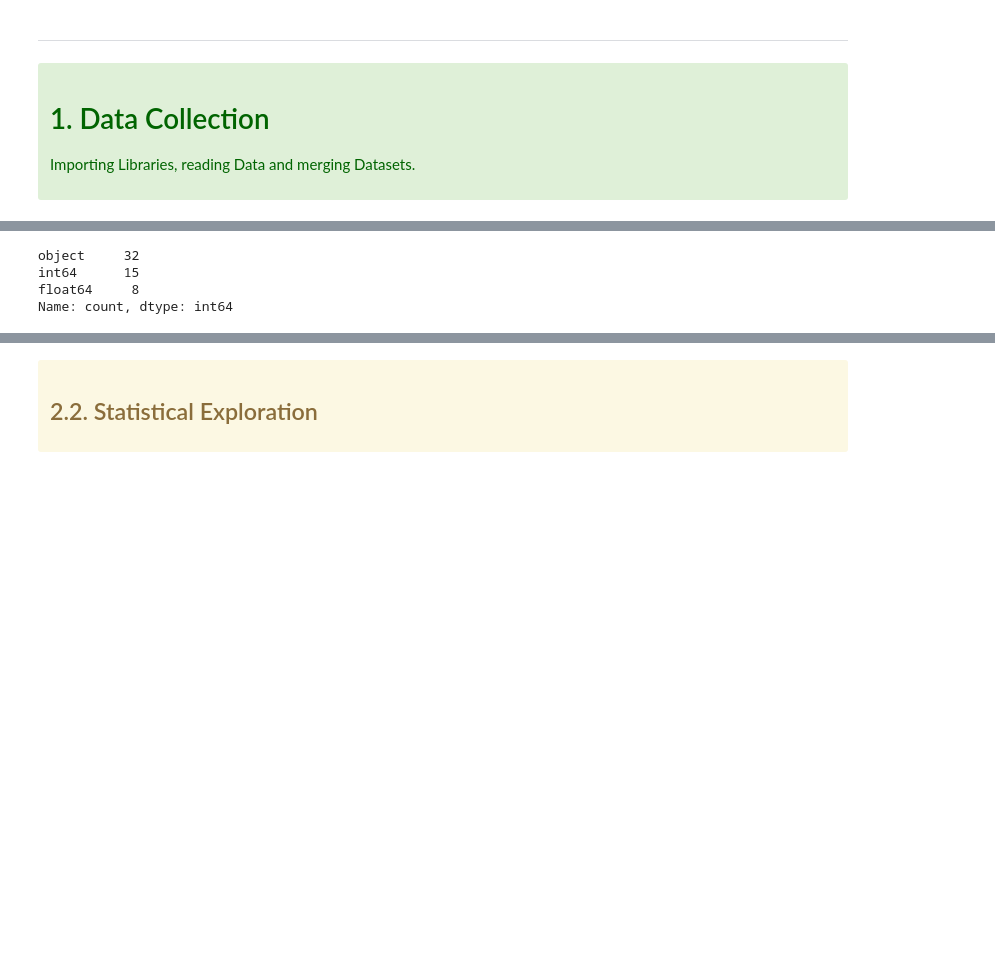
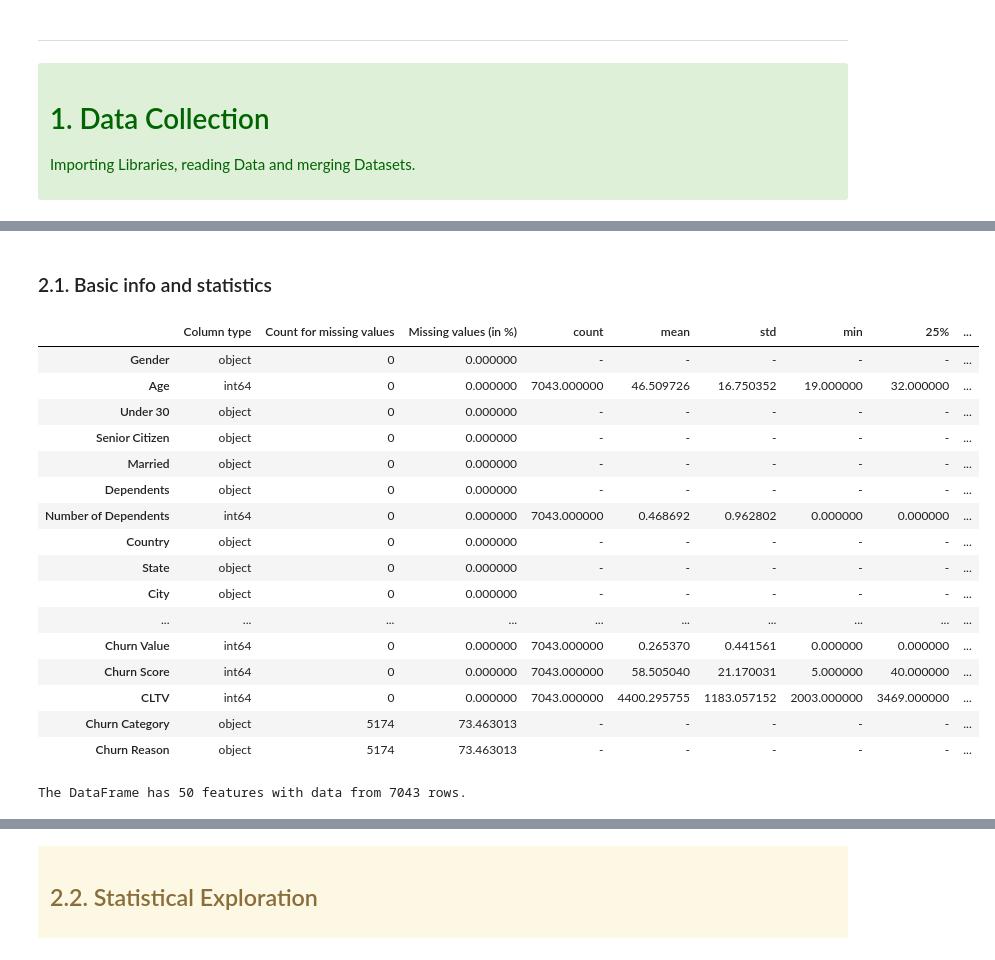
Before and after one commit to sarasustelosantos/bootcamp_group, a Jupyter notebook: Data_Exploration.ipynb, the cells around one changed output, grey strips where cells are left out. Drawn from its saved outputs; the diff is of its cells as text; code cells hidden in the pictures; blank space fills up the shorter version.

```diff
--- a/Data_Exploration.ipynb
+++ b/Data_Exploration.ipynb
@@ -97,0 +45,13 @@ merged_df[merged_df.duplicated()]
+# %%
+# Merge the tables on "Customer ID"
+
+df = demographic.merge(location, on='Customer ID', how='outer') \
+                       .merge(services, on='Customer ID', how='outer') \
+                       .merge(status, on='Customer ID', how='outer')
+
+# Set "Customer ID" as an index
+
+df.set_index('Customer ID', inplace = True)
+
+# Display the first 2 rows of the merged table
+display(df.head(2))
@@ -163,7 +84,52 @@ memory usage: 3.0+ MB
-# %%
-merged_df.dtypes.value_counts()
-# %% [output]
-object     32
-int64      15
-float64     8
-Name: count, dtype: int64
+# %% [markdown]
+### 2.1. Basic info and statistics
+# %%
+# Drop repeated columns "Count" and "Quarter"
+
+df = df.drop(columns=['Count_x', 'Count_y', 'Quarter_x'])
+df = df.rename(columns={'Quarter_y': 'Quarter'})
+# %%
+# Checking df general info in a dataframe
+
+def df_info(data):
+    '''
+    Returns a dataframe of .info() method, instead of its usual design
+
+    Args:
+        data (panda dataframe) - data to analyse
+    Returns:
+        pandas dataframe'''
+
+    dtype_info = pd.DataFrame(data.dtypes).T.rename(index={0:'Column type'})
+    missing_val_info = pd.DataFrame(data.isna().sum()).T.rename(index={0:'Count for missing values'})
+    missing_val_percent_info = pd.DataFrame(data.isna().sum() / len(data)*100).T.rename(index={0:'Missing values (in %)'})
+
+    tab_info = pd.concat([dtype_info, missing_val_info, missing_val_percent_info], axis=0)
+    tab_info = tab_info.T.join(data.describe().T).fillna('-')
+
+    return tab_info
+
+
+display(df_info(df).style)
+
+# Display shape of df:
+print(f'\nThe DataFrame has {df.shape[1]} features with data from {df.shape[0]} rows.')
+# %% [output]
+|  | Column type | Count for missing values | Missing values (in %) | count | mean | std | min | 25% | ... |
+| Gender | object | 0 | 0.000000 | - | - | - | - | - | ... |
+| Age | int64 | 0 | 0.000000 | 7043.000000 | 46.509726 | 16.750352 | 19.000000 | 32.000000 | ... |
+| Under 30 | object | 0 | 0.000000 | - | - | - | - | - | ... |
+| Senior Citizen | object | 0 | 0.000000 | - | - | - | - | - | ... |
+| Married | object | 0 | 0.000000 | - | - | - | - | - | ... |
+| Dependents | object | 0 | 0.000000 | - | - | - | - | - | ... |
+| Number of Dependents | int64 | 0 | 0.000000 | 7043.000000 | 0.468692 | 0.962802 | 0.000000 | 0.000000 | ... |
+| Country | object | 0 | 0.000000 | - | - | - | - | - | ... |
+| State | object | 0 | 0.000000 | - | - | - | - | - | ... |
+| City | object | 0 | 0.000000 | - | - | - | - | - | ... |
+| ... | ... | ... | ... | ... | ... | ... | ... | ... | ... |
+| Churn Value | int64 | 0 | 0.000000 | 7043.000000 | 0.265370 | 0.441561 | 0.000000 | 0.000000 | ... |
+| Churn Score | int64 | 0 | 0.000000 | 7043.000000 | 58.505040 | 21.170031 | 5.000000 | 40.000000 | ... |
+| CLTV | int64 | 0 | 0.000000 | 7043.000000 | 4400.295755 | 1183.057152 | 2003.000000 | 3469.000000 | ... |
+| Churn Category | object | 5174 | 73.463013 | - | - | - | - | - | ... |
+| Churn Reason | object | 5174 | 73.463013 | - | - | - | - | - | ... |
+The DataFrame has 50 features with data from 7043 rows.
```
Also changed, not shown: parts of 18 cells of this notebook.
